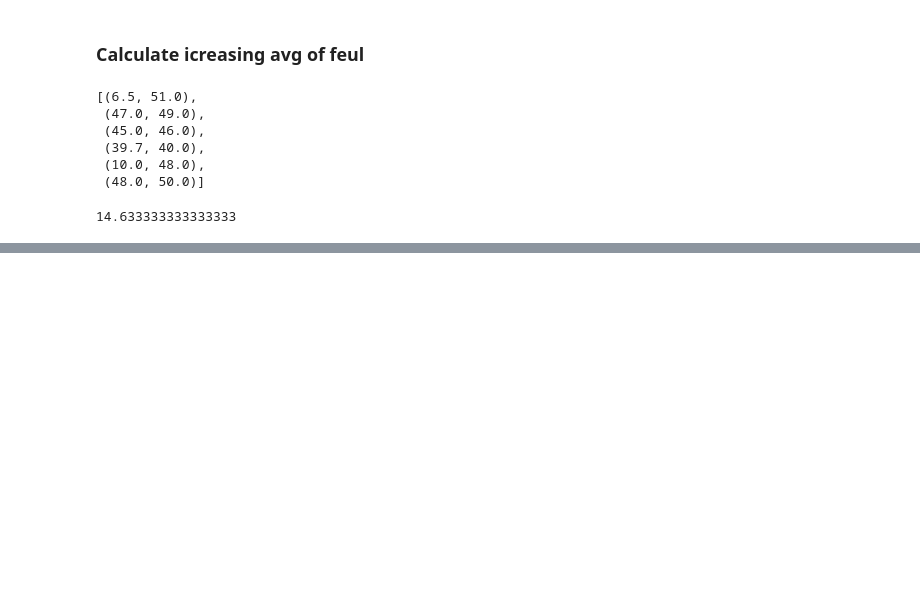
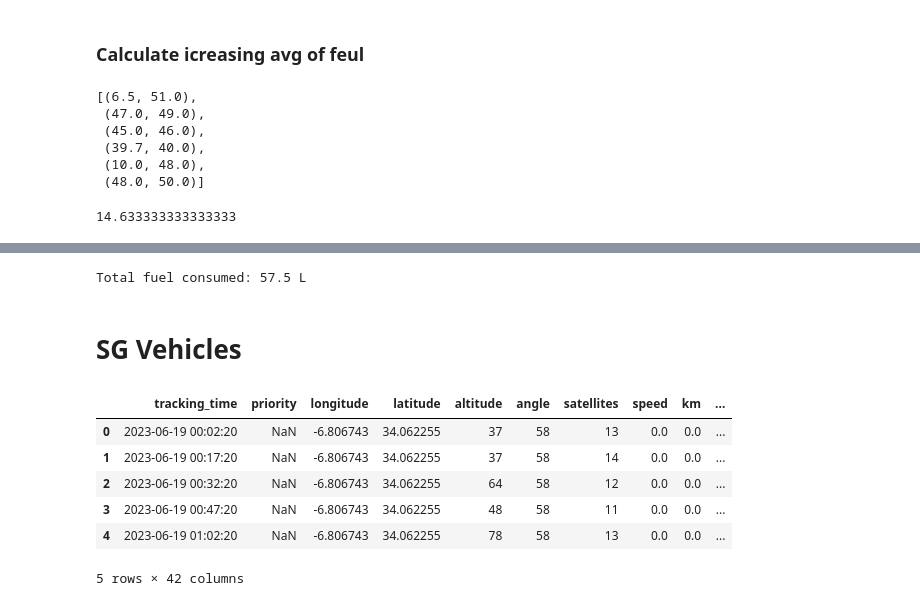
Before and after one commit to Elma-dev/fuel_calculation, a Jupyter notebook: fuel_calculation.ipynb, the cells around one changed output, grey strips where cells are left out. Cells and saved outputs as stored; diff of their text form; code cells hidden in the pictures; blank space fills up the shorter version.

```diff
--- a/fuel_calculation.ipynb
+++ b/fuel_calculation.ipynb
@@ -232,0 +298,21 @@ for i in range(fuel_time_pd['fuel_level'].size-1):
+# %%
+#Manual calculation
+
+total_fuel_consumed_M = (13-6.5)+(51-10)+(50-40)
+print(f'Total fuel consumed: {total_fuel_consumed_M} L')
+# %% [output]
+Total fuel consumed: 57.5 L
+# %% [markdown]
+# SG Vehicles
+# %%
+SG_data=pd.read_excel("SG1.xlsx")
+# %%
+SG_data.head()
+# %% [output]
+|  | tracking_time | priority | longitude | latitude | altitude | angle | satellites | speed | km | ... |
+| 0 | 2023-06-19 00:02:20 | NaN | -6.806743 | 34.062255 | 37 | 58 | 13 | 0.0 | 0.0 | ... |
+| 1 | 2023-06-19 00:17:20 | NaN | -6.806743 | 34.062255 | 37 | 58 | 14 | 0.0 | 0.0 | ... |
+| 2 | 2023-06-19 00:32:20 | NaN | -6.806743 | 34.062255 | 64 | 58 | 12 | 0.0 | 0.0 | ... |
+| 3 | 2023-06-19 00:47:20 | NaN | -6.806743 | 34.062255 | 48 | 58 | 11 | 0.0 | 0.0 | ... |
+| 4 | 2023-06-19 01:02:20 | NaN | -6.806743 | 34.062255 | 78 | 58 | 13 | 0.0 | 0.0 | ... |
+5 rows × 42 columns
```
Also changed, not shown: parts of 8 cells of this notebook.
